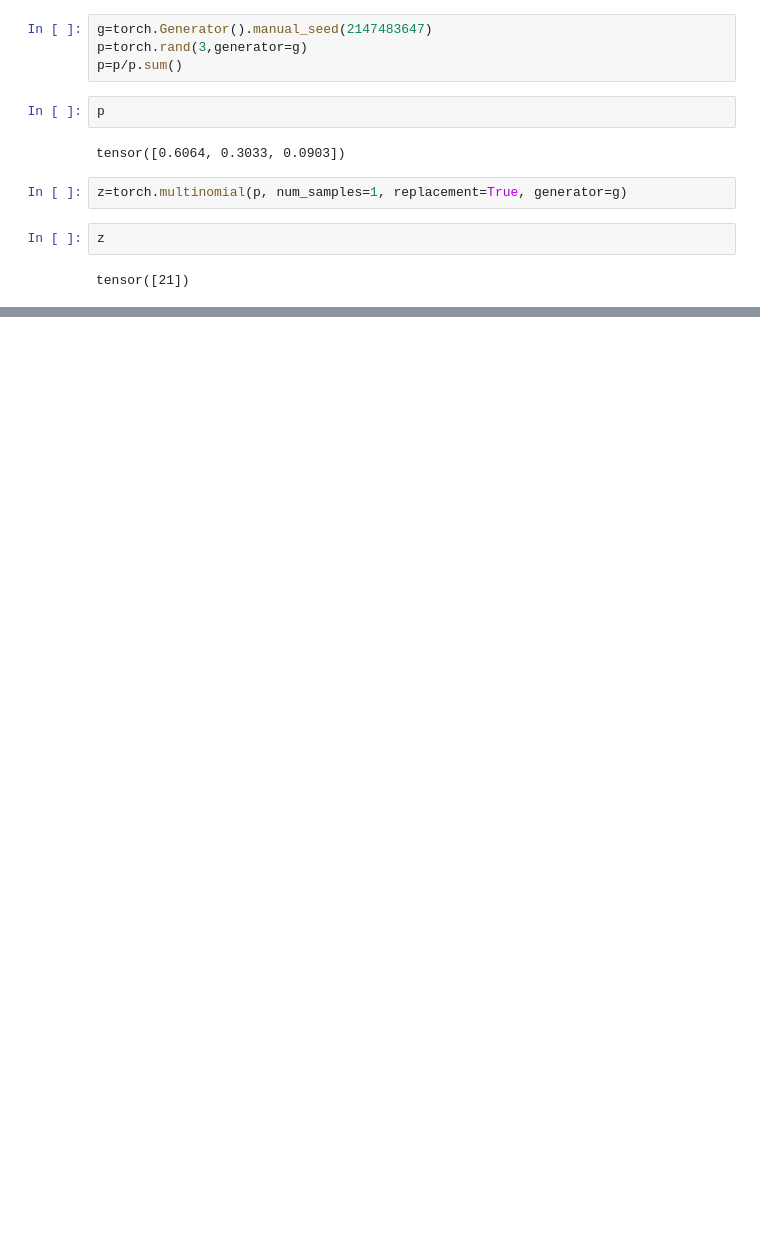
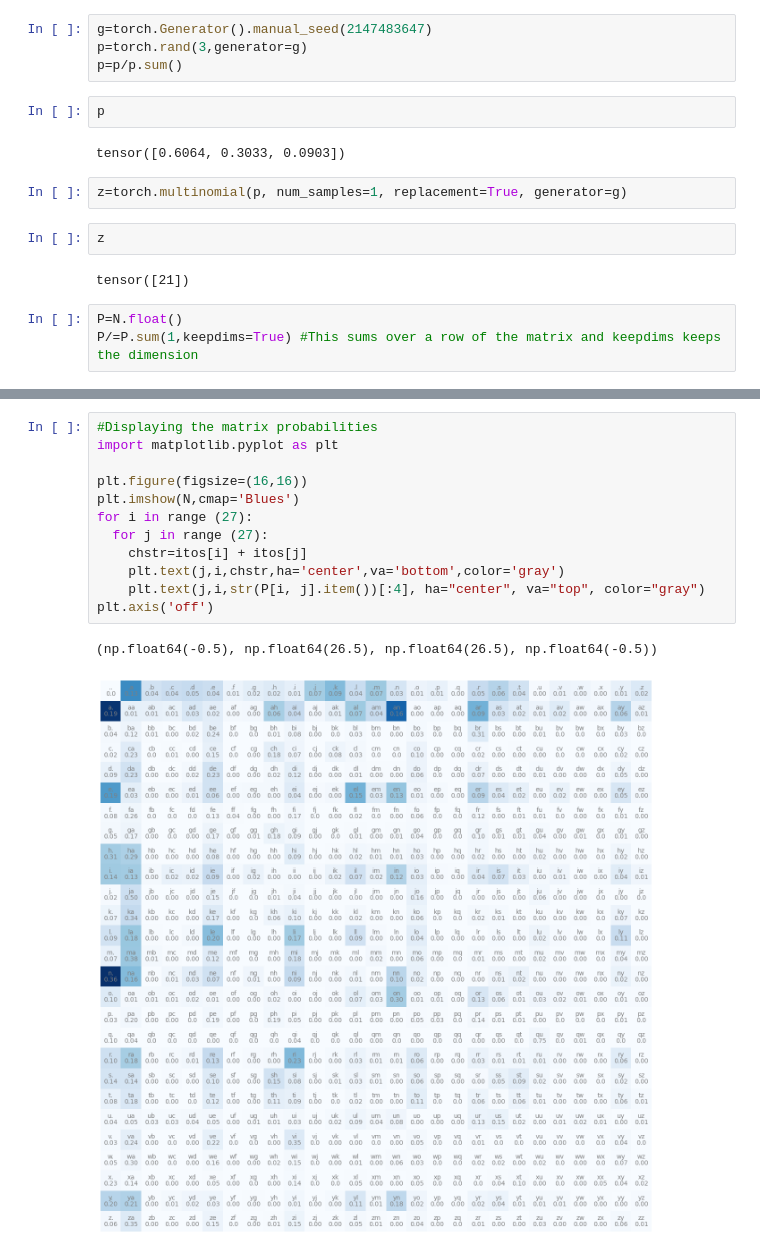
Before and after one commit to YassGan/MakeMore, a Jupyter notebook: makemore.ipynb, the cells around one changed output, grey strips where cells are left out. Cells and saved outputs as stored; diff of their text form; blank space fills up the shorter version.

```diff
--- a/makemore.ipynb
+++ b/makemore.ipynb
@@ -102,3 +102,6 @@ z=torch.multinomial(p, num_samples=1, replacement=True, generator=g)
 z
 # %% [output]
 tensor([21])
+# %%
+P=N.float()
+P/=P.sum(1,keepdims=True) #This sums over a row of the matrix and keepdims keeps the dimension
@@ -105,3 +128,18 @@ tensor([21])
+# %%
+#Displaying the matrix probabilities
+import matplotlib.pyplot as plt
+
+plt.figure(figsize=(16,16))
+plt.imshow(N,cmap='Blues')
+for i in range (27):
+  for j in range (27):
+    chstr=itos[i] + itos[j]
+    plt.text(j,i,chstr,ha='center',va='bottom',color='gray')
+    plt.text(j,i,str(P[i, j].item())[:4], ha="center", va="top", color="gray")
+plt.axis('off')
+# %% [output]
+(np.float64(-0.5), np.float64(26.5), np.float64(26.5), np.float64(-0.5))
+[figure, added]
 # %%
 g=torch.Generator().manual_seed(2147483647)
 
```
Also changed, not shown: parts of 3 cells of this notebook.
